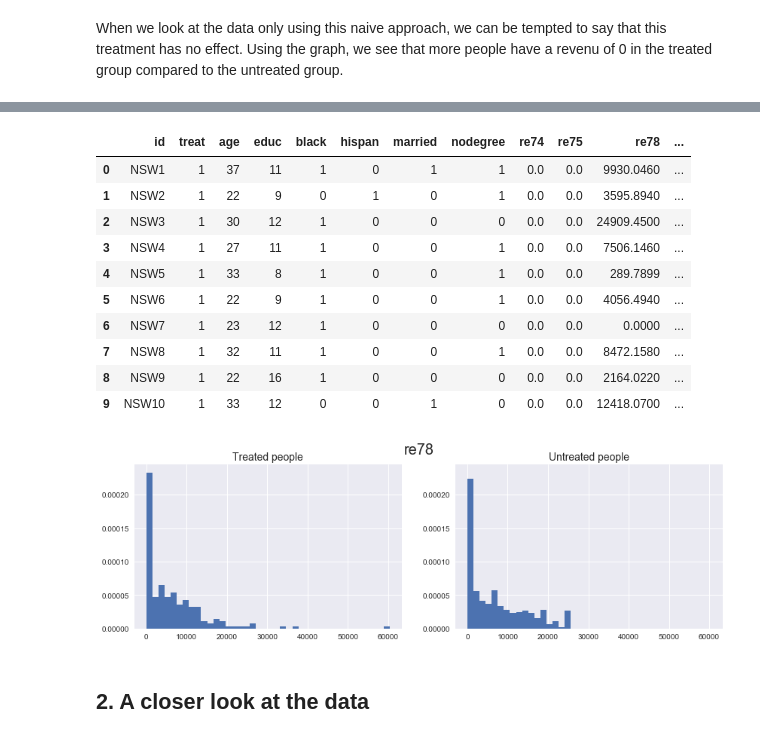
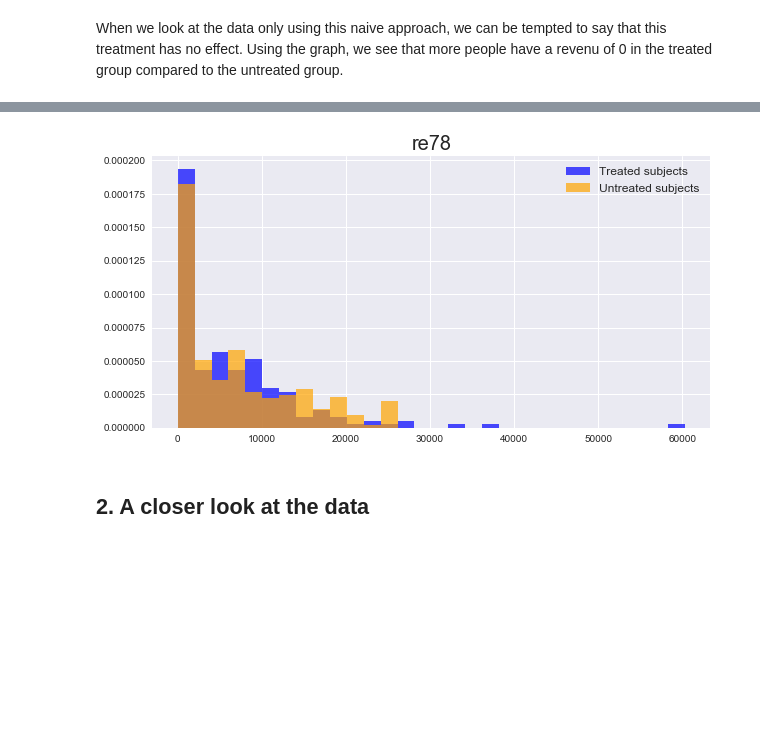
Before and after one commit to brunowicht/ada_project, a Jupyter notebook: 04 - Applied ML/Homework4.ipynb, the cells around one changed output, grey strips where cells are left out. Saved outputs shown, nothing was run; the diff lists cells and outputs as text; code cells hidden in the pictures; blank space fills up the shorter version.

```diff
--- a/04 - Applied ML/Homework4.ipynb
+++ b/04 - Applied ML/Homework4.ipynb
@@ -49,31 +32,11 @@ data.head(10)
-# %%
-data['white'] = ((1-data['black']) & (1-data['hispan']))
-data.head(10)
-# %% [output]
-|  | id | treat | age | educ | black | hispan | married | nodegree | re74 | re75 | re78 | ... |
-| 0 | NSW1 | 1 | 37 | 11 | 1 | 0 | 1 | 1 | 0.0 | 0.0 | 9930.0460 | ... |
-| 1 | NSW2 | 1 | 22 | 9 | 0 | 1 | 0 | 1 | 0.0 | 0.0 | 3595.8940 | ... |
-| 2 | NSW3 | 1 | 30 | 12 | 1 | 0 | 0 | 0 | 0.0 | 0.0 | 24909.4500 | ... |
-| 3 | NSW4 | 1 | 27 | 11 | 1 | 0 | 0 | 1 | 0.0 | 0.0 | 7506.1460 | ... |
-| 4 | NSW5 | 1 | 33 | 8 | 1 | 0 | 0 | 1 | 0.0 | 0.0 | 289.7899 | ... |
-| 5 | NSW6 | 1 | 22 | 9 | 1 | 0 | 0 | 1 | 0.0 | 0.0 | 4056.4940 | ... |
-| 6 | NSW7 | 1 | 23 | 12 | 1 | 0 | 0 | 0 | 0.0 | 0.0 | 0.0000 | ... |
-| 7 | NSW8 | 1 | 32 | 11 | 1 | 0 | 0 | 1 | 0.0 | 0.0 | 8472.1580 | ... |
-| 8 | NSW9 | 1 | 22 | 16 | 1 | 0 | 0 | 0 | 0.0 | 0.0 | 2164.0220 | ... |
-| 9 | NSW10 | 1 | 33 | 12 | 0 | 0 | 1 | 0 | 0.0 | 0.0 | 12418.0700 | ... |
 # %%
-boolean_dict = {0: 'No', 1: 'Yes'}
-
-def plot_feature(feature_name, data, plot_type):
-    """Display two side by side plots (treated and untreated people) of the given feature and for the given plot type.
+def plot_feature_hist(feature_name, data):
+    """Display, for the given feature, two histograms on top of each other representing
+       the distribution of respectively the treated and untreated groups.
 
     feature_name: name of the feature to be plotted
     data: data containing the feature
-    plot_type: type of plot to display. It must be either 'hist' or 'bar'
     """
-
-    if plot_type is not 'hist' and plot_type is not 'bar':
-        raise ValueError('plot_type must be either \'hist\' or \'bar\'')
 
     # Compute the minimum and maximum value to set the scale of the histogram
     r_min = data[feature_name].min()
@@ -83,27 +46,21 @@ def plot_feature(feature_name, data, plot_type):
     data_treated = data[data["treat"] == 1]
     data_untreated = data[data["treat"] == 0]
 
-    # Display plots
-    plt.figure(figsize=(14,4))
-    plt.suptitle(feature_name, fontsize=20)
-    ax = plt.subplot(1,2,1)
-    plt.title("Treated people", fontsize=14)
-    if plot_type is 'hist':
-        plt.hist(data_treated[feature_name], normed=True, bins=40, range=(r_min, r_max))
-    elif plot_type is 'bar':
-        data_treated[feature_name].map(boolean_dict).value_counts().sort_index().plot(kind='bar', rot=0)
+    # Create plots
+    plt.figure(figsize=(10,5))
+    plt.title(feature_name, fontsize=20)
 
-    plt.subplot(1,2,2, sharey=ax)
-    plt.title("Untreated people", fontsize=14)
-    if plot_type is 'hist':
-        plt.hist(data_untreated[feature_name], normed=True, bins=40, range=(r_min, r_max))
-    elif plot_type is 'bar':
-        data_untreated[feature_name].map(boolean_dict).value_counts().sort_index().plot(kind='bar', rot=0)
+    # Plot two histograms for treated and untreated groups
+    plt.hist(data_treated[feature_name], normed=True, bins=30, range=(r_min, r_max), color='blue', alpha=0.7)
+    plt.hist(data_untreated[feature_name], normed=True, bins=30, range=(r_min, r_max), color='orange', alpha=0.7)
+
+    # Add legend and display the plot
+    plt.legend(['Treated subjects', 'Untreated subjects'], loc='upper right', prop={'size': 12})
     plt.show()
 # %%
-plot_feature('re78', data, 'hist')
+plot_feature_hist('re78', data)
 # %% [output]
-[figure, old version]
+[figure, new version]
 # %% [markdown]
 ## 2. A closer look at the data
 # %% [markdown]
```
Also changed, not shown: parts of 16 cells of this notebook.
